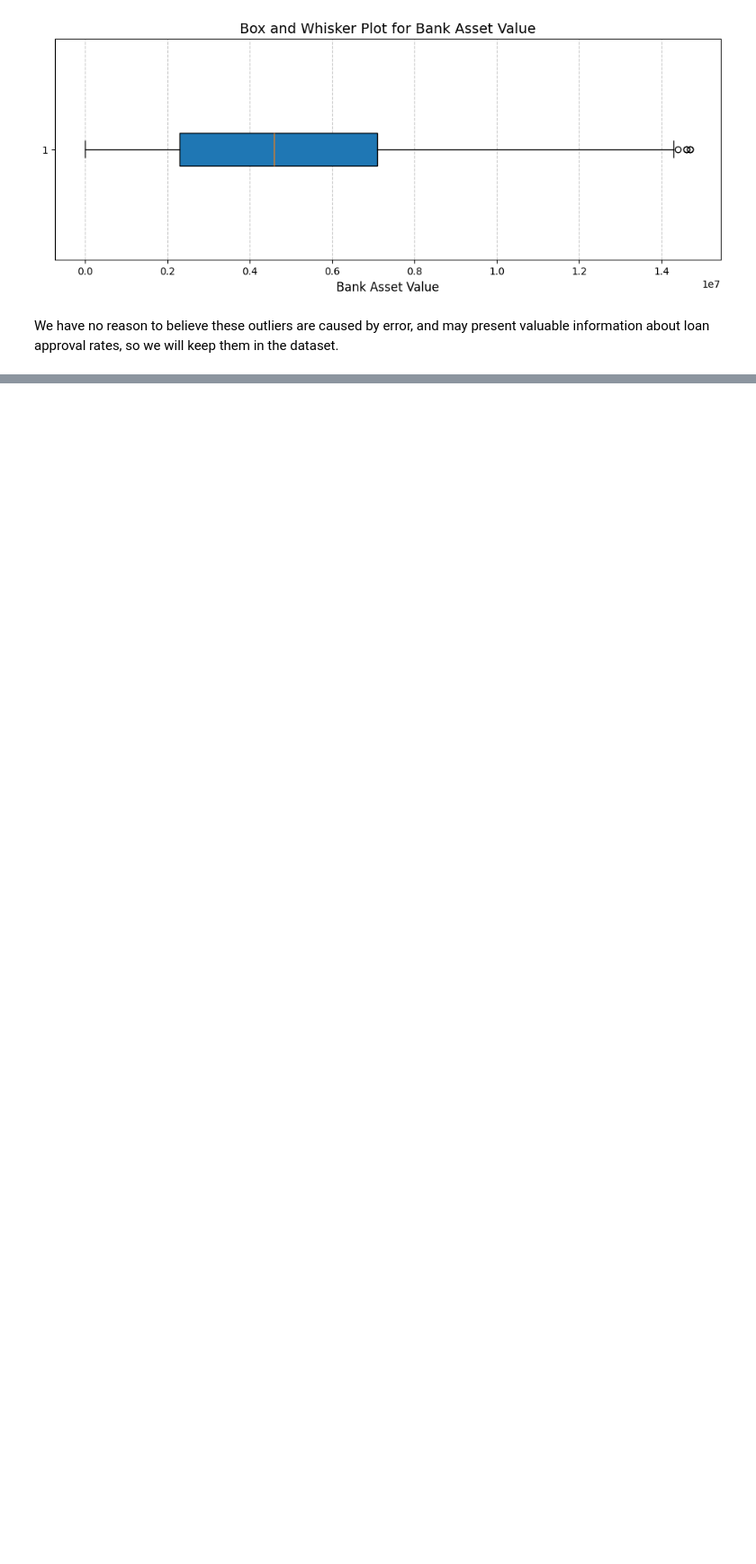
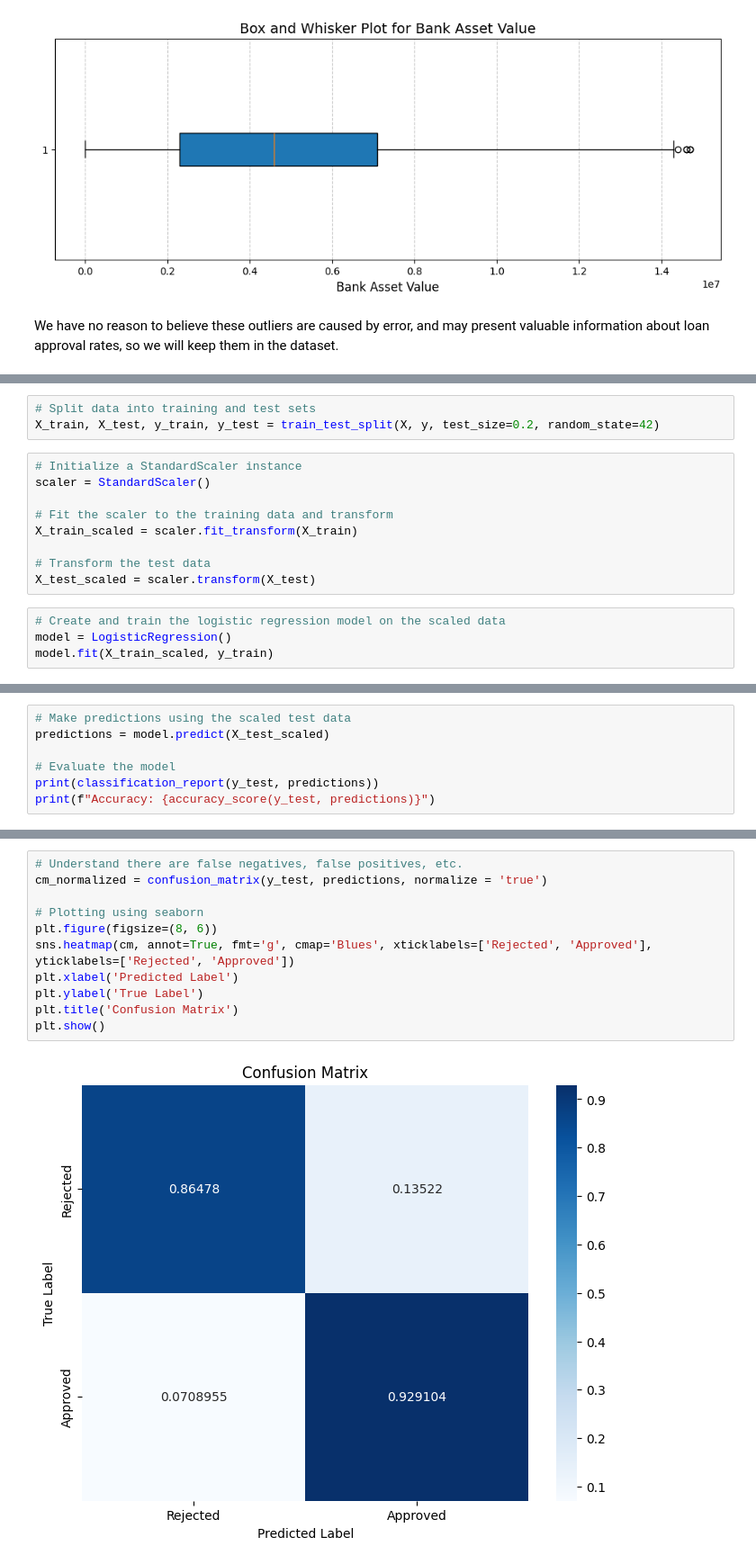
Before and after one commit to aliciahlavac/Project_4, a Jupyter notebook: Main.ipynb, the cells around one changed output, grey strips where cells are left out. Shown at 90% size. Cells and saved outputs as stored; diff of their text form; blank space fills up the shorter version.

Commit message:
Model 1 done

```diff
--- a/Main.ipynb
+++ b/Main.ipynb
@@ -374,0 +410,16 @@ We have no reason to believe these outliers are caused by error, and may present
+# %%
+# Split data into training and test sets
+X_train, X_test, y_train, y_test = train_test_split(X, y, test_size=0.2, random_state=42)
+# %%
+# Initialize a StandardScaler instance
+scaler = StandardScaler()
+
+# Fit the scaler to the training data and transform
+X_train_scaled = scaler.fit_transform(X_train)
+
+# Transform the test data
+X_test_scaled = scaler.transform(X_test)
+# %%
+# Create and train the logistic regression model on the scaled data
+model = LogisticRegression()
+model.fit(X_train_scaled, y_train)
@@ -374,0 +428,7 @@ We have no reason to believe these outliers are caused by error, and may present
+# %%
+# Make predictions using the scaled test data
+predictions = model.predict(X_test_scaled)
+
+# Evaluate the model
+print(classification_report(y_test, predictions))
+print(f"Accuracy: {accuracy_score(y_test, predictions)}")
@@ -374,0 +458,13 @@ We have no reason to believe these outliers are caused by error, and may present
+# %%
+# Understand there are false negatives, false positives, etc.
+cm_normalized = confusion_matrix(y_test, predictions, normalize = 'true')
+
+# Plotting using seaborn
+plt.figure(figsize=(8, 6))
+sns.heatmap(cm, annot=True, fmt='g', cmap='Blues', xticklabels=['Rejected', 'Approved'], yticklabels=['Rejected', 'Approved'])
+plt.xlabel('Predicted Label')
+plt.ylabel('True Label')
+plt.title('Confusion Matrix')
+plt.show()
+# %% [output]
+[figure, added]
```
Also changed, not shown: parts of 15 cells of this notebook.
